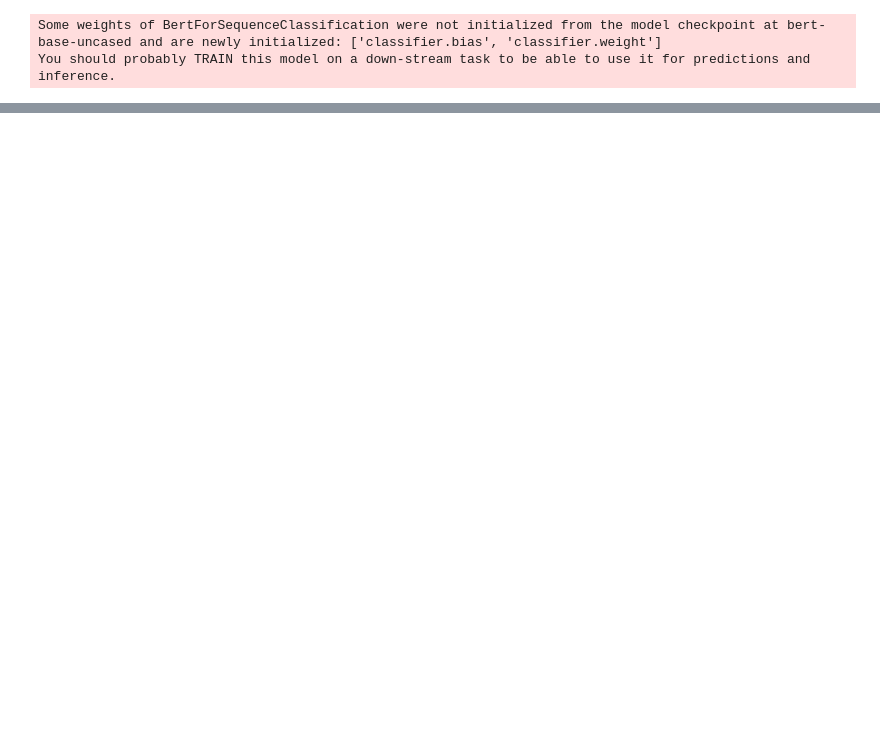
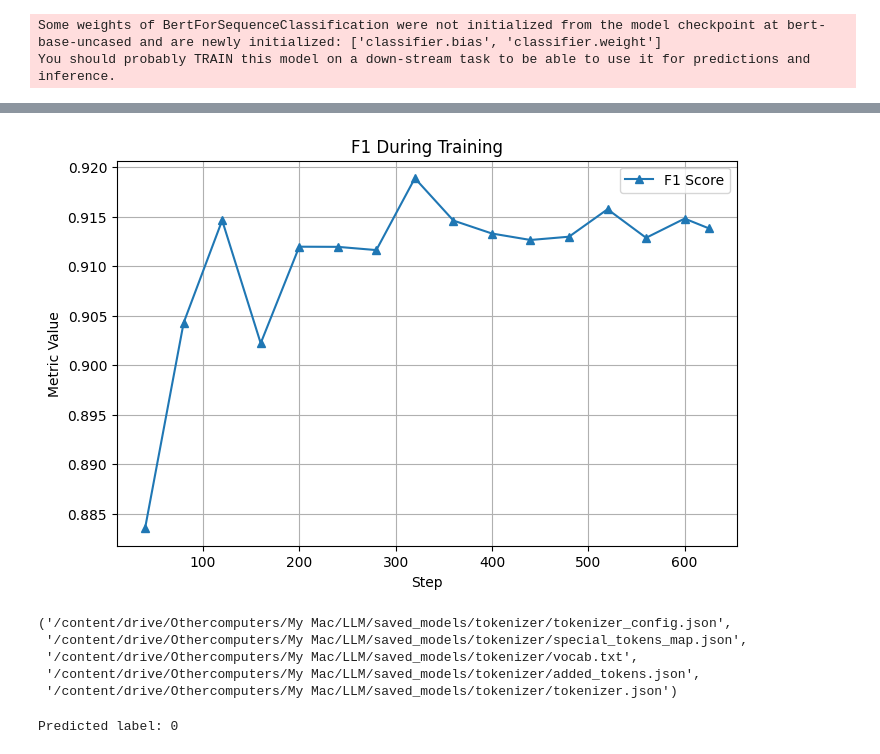
Before and after one commit to SHARONZACHARIA/LLM, a Jupyter notebook: BERT_LLM_Assignment.ipynb, the cells around one changed output, grey strips where cells are left out. Drawn from its saved outputs; the diff is of its cells as text; code cells hidden in the pictures; blank space fills up the shorter version.

```diff
--- a/BERT_LLM_Assignment.ipynb
+++ b/BERT_LLM_Assignment.ipynb
@@ -202,0 +318,23 @@ KeyboardInterrupt:
+# %%
+plt.figure(figsize=(8,5))
+
+plt.plot(eval_logs["step"], eval_logs["eval_f1"], label="F1 Score", marker='^')
+
+plt.xlabel("Step")
+plt.ylabel("Metric Value")
+plt.legend()
+plt.title("F1 During Training")
+plt.grid()
+plt.show()
+# %% [output]
+[figure, added]
+# %%
+# Save model and tokenizer
+trainer.save_model("/content/drive/Othercomputers/My Mac/LLM/saved_models/model")
+tokenizer.save_pretrained("/content/drive/Othercomputers/My Mac/LLM/saved_models/tokenizer")
+# %% [output]
+('/content/drive/Othercomputers/My Mac/LLM/saved_models/tokenizer/tokenizer_config.json',
+ '/content/drive/Othercomputers/My Mac/LLM/saved_models/tokenizer/special_tokens_map.json',
+ '/content/drive/Othercomputers/My Mac/LLM/saved_models/tokenizer/vocab.txt',
+ '/content/drive/Othercomputers/My Mac/LLM/saved_models/tokenizer/added_tokens.json',
+ '/content/drive/Othercomputers/My Mac/LLM/saved_models/tokenizer/tokenizer.json')
@@ -203,12 +347,29 @@ KeyboardInterrupt:
 # %%
-text = "I loved this product. It works perfectly and exceeded my expectations."
+import torch
+
+# Check where your model is
+device = torch.device("cuda" if torch.cuda.is_available() else "cpu")
+model.to(device)
+
+text = " This is the worst product"
 
 # Tokenize
-inputs = tokenizer(text, return_tensors="pt", truncation=True, max_length=128)
+inputs = tokenizer(
+    text,
+    return_tensors="pt",
+    truncation=True,
+    max_length=128
+)
+
+# Move inputs to same device as model
+inputs = {k: v.to(device) for k, v in inputs.items()}
 
 # Predict
-outputs = model(**inputs)
-predicted_class = torch.argmax(outputs.logits).item()
+with torch.no_grad():
+    outputs = model(**inputs)
+    predicted_class = torch.argmax(outputs.logits, dim=-1).item()
 
 # Print result
 print("Predicted label:", predicted_class)
+# %% [output]
+Predicted label: 0
```
Also changed, not shown: parts of 17 cells of this notebook.
